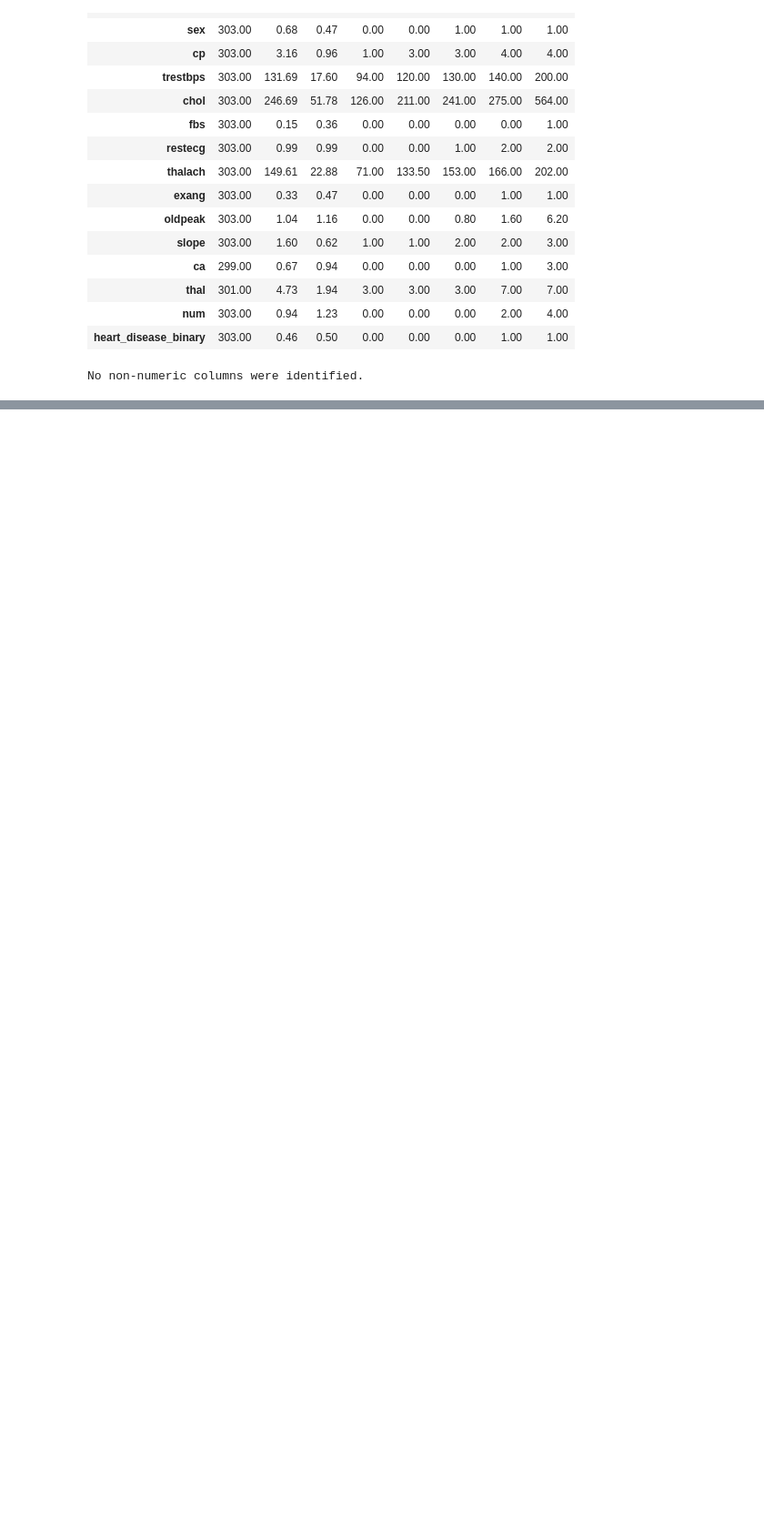
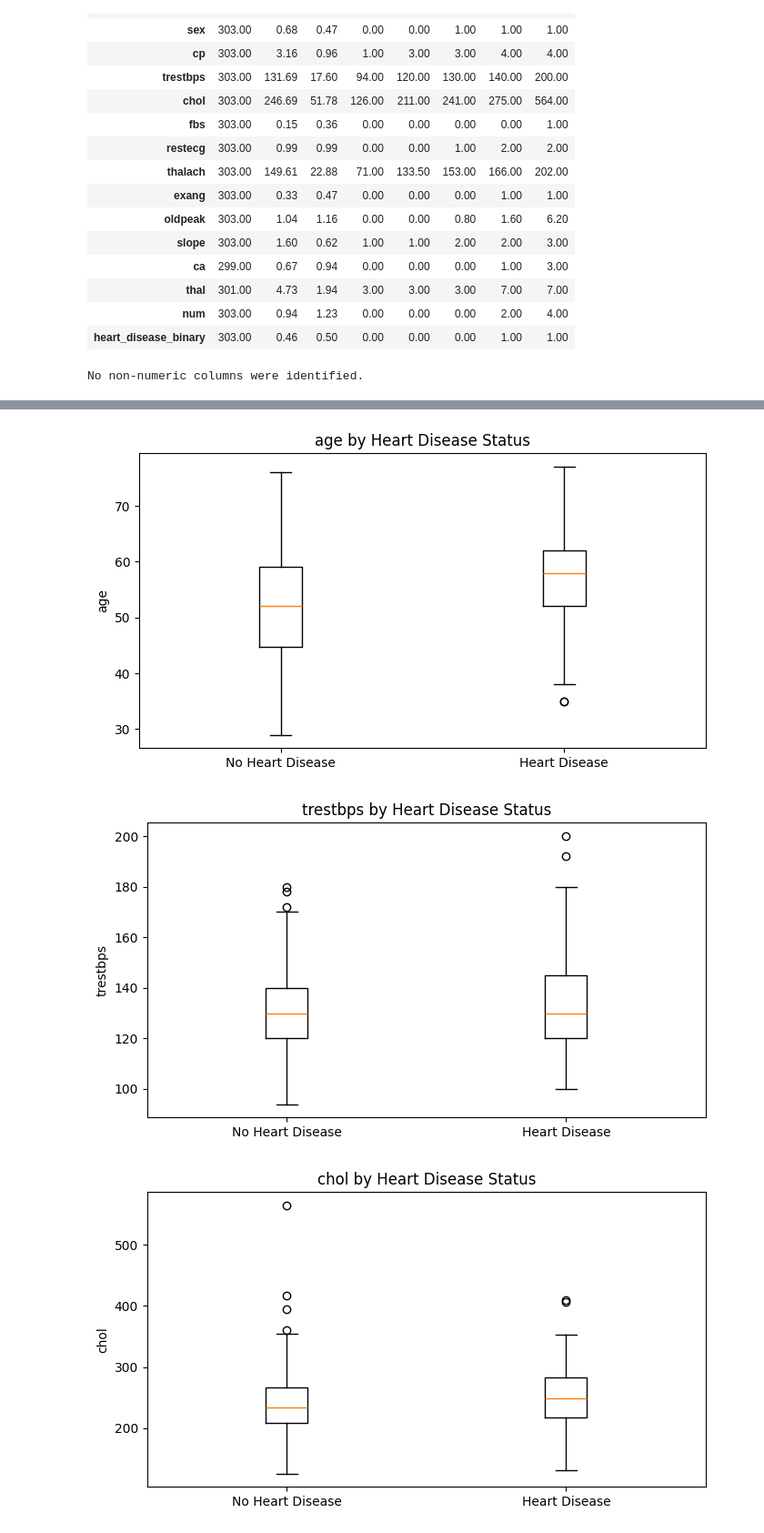
Before and after one commit to Kushagra-afk-commits/Heart-Disease-prediction-Using-Machine-Learning, a Jupyter notebook: Heart_Disease.ipynb, the cells around one changed output, grey strips where cells are left out. Shown at 91% size. Cells and saved outputs as stored; diff of their text form; code cells hidden in the pictures; blank space fills up the shorter version.

```diff
--- a/Heart_Disease.ipynb
+++ b/Heart_Disease.ipynb
@@ -327,0 +366,15 @@ No non-numeric columns were identified.
+# %%
+for col in selected_numeric:
+    group_0 = df.loc[df["heart_disease_binary"] == 0, col].dropna()
+    group_1 = df.loc[df["heart_disease_binary"] == 1, col].dropna()
+
+    plt.figure(figsize=(7, 4))
+    plt.boxplot([group_0, group_1], labels=["No Heart Disease", "Heart Disease"])
+    plt.title(f"{col} by Heart Disease Status")
+    plt.ylabel(col)
+    plt.tight_layout()
+    plt.show()
+# %% [output]
+[figure, added]
+[figure, added]
+[figure, added]
```
Also changed, not shown: parts of 10 cells of this notebook.
